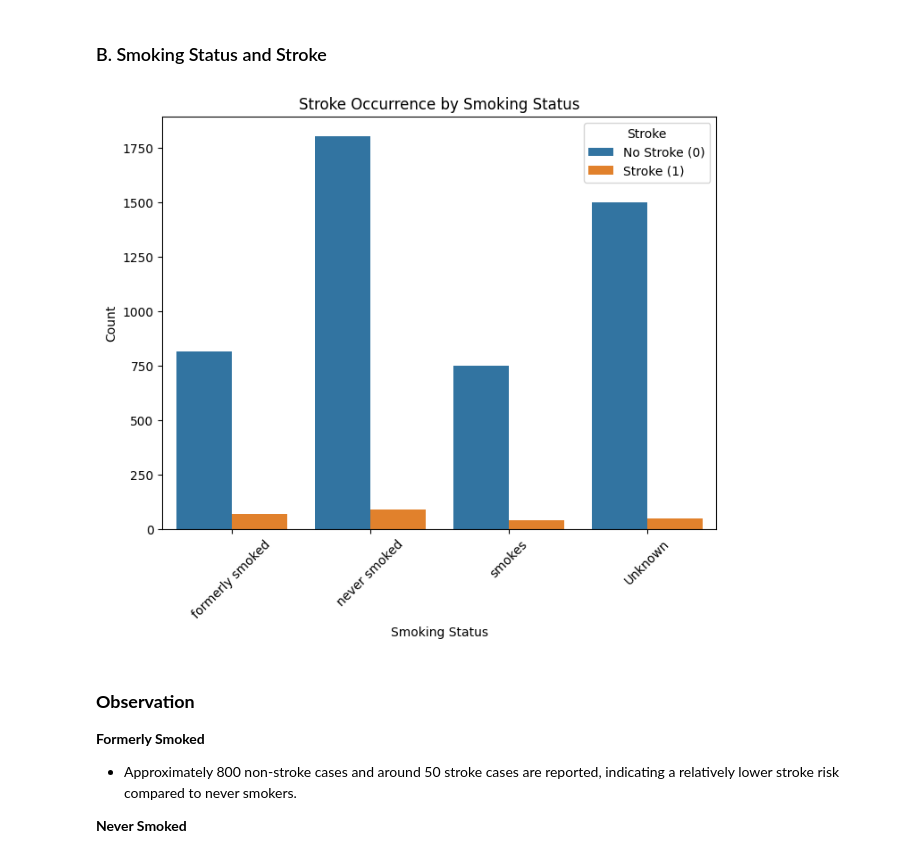
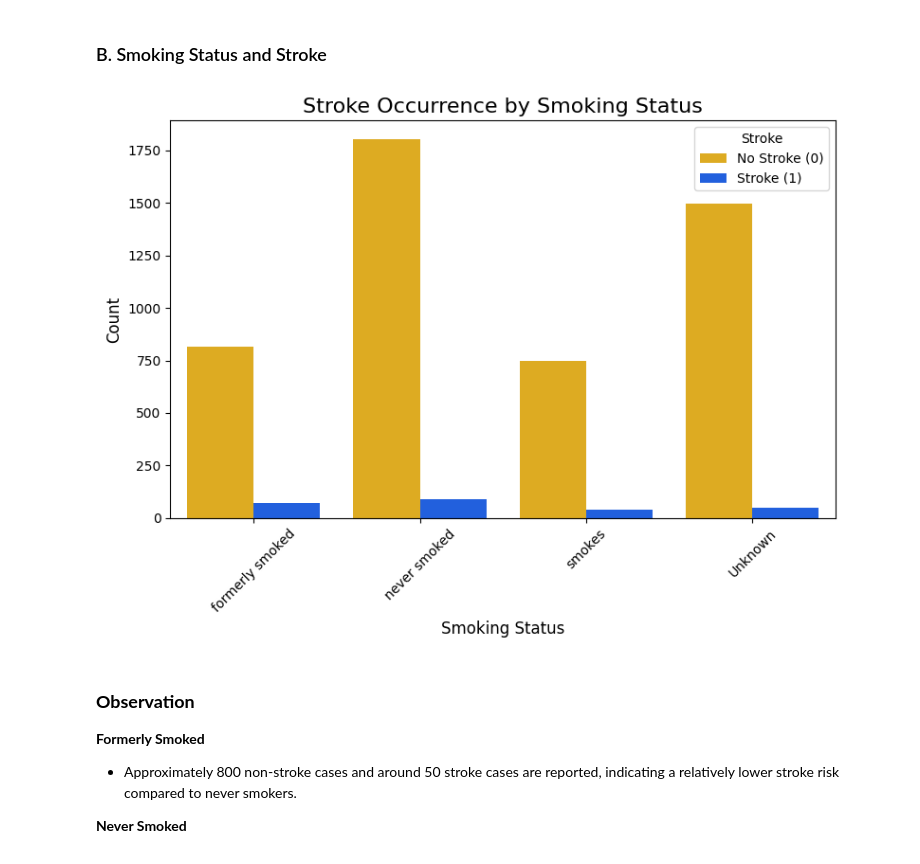
Before and after one commit to Kuldeep7k/Healthcare_Analysis_for_Stroke_Prediction, a Jupyter notebook: Healthcare Stroke Project.ipynb, the cells around one changed output. Cells and saved outputs as stored; diff of their text form; code cells hidden in the pictures.

Commit message:
data analysis & visualization changes 1.1

```diff
--- a/Healthcare Stroke Project.ipynb
+++ b/Healthcare Stroke Project.ipynb
@@ -422,15 +427,20 @@ These observations highlight the need for further investigation into gender-spec
 # %%
 # Smoking Status and Stroke
 plt.figure(figsize=(8, 6))
-sns.countplot(data=df, x='smoking_status', hue='stroke')
-plt.title('Stroke Occurrence by Smoking Status')
-plt.xlabel('Smoking Status')
-plt.ylabel('Count')
+sns.countplot(data=df, x='smoking_status', hue='stroke', palette=['#fcba03', '#0356fc'])
+
+plt.title('Stroke Occurrence by Smoking Status', fontsize=16)
+plt.xlabel('Smoking Status', fontsize=12)
+plt.ylabel('Count', fontsize=12)
+
 plt.xticks(rotation=45)
+
 plt.legend(title='Stroke', loc='upper right', labels=['No Stroke (0)', 'Stroke (1)'])
+
+plt.tight_layout()
 plt.show()
 # %% [output]
-[figure, old version]
+[figure, new version]
 # %% [markdown]
 ### **Observation**
 
```
Also changed, not shown: parts of 5 cells of this notebook.
